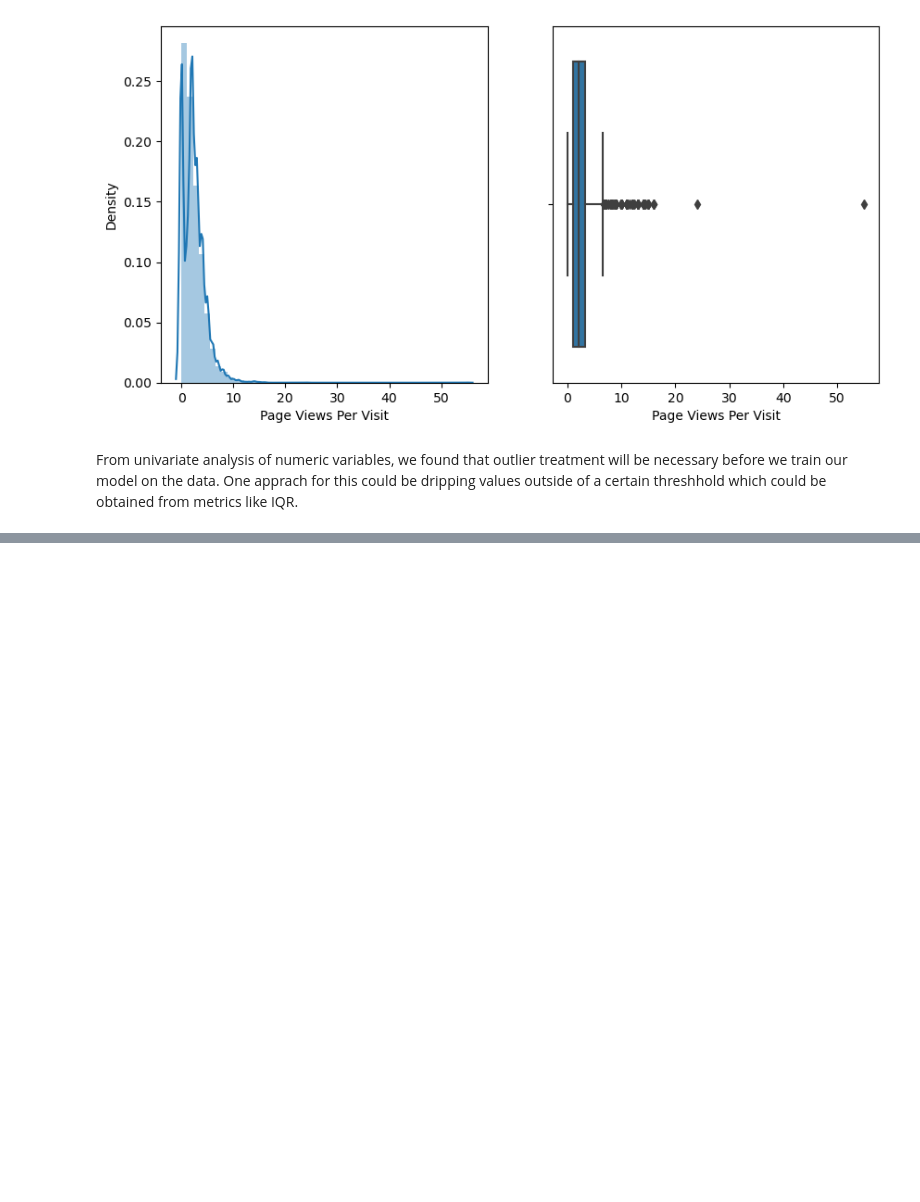
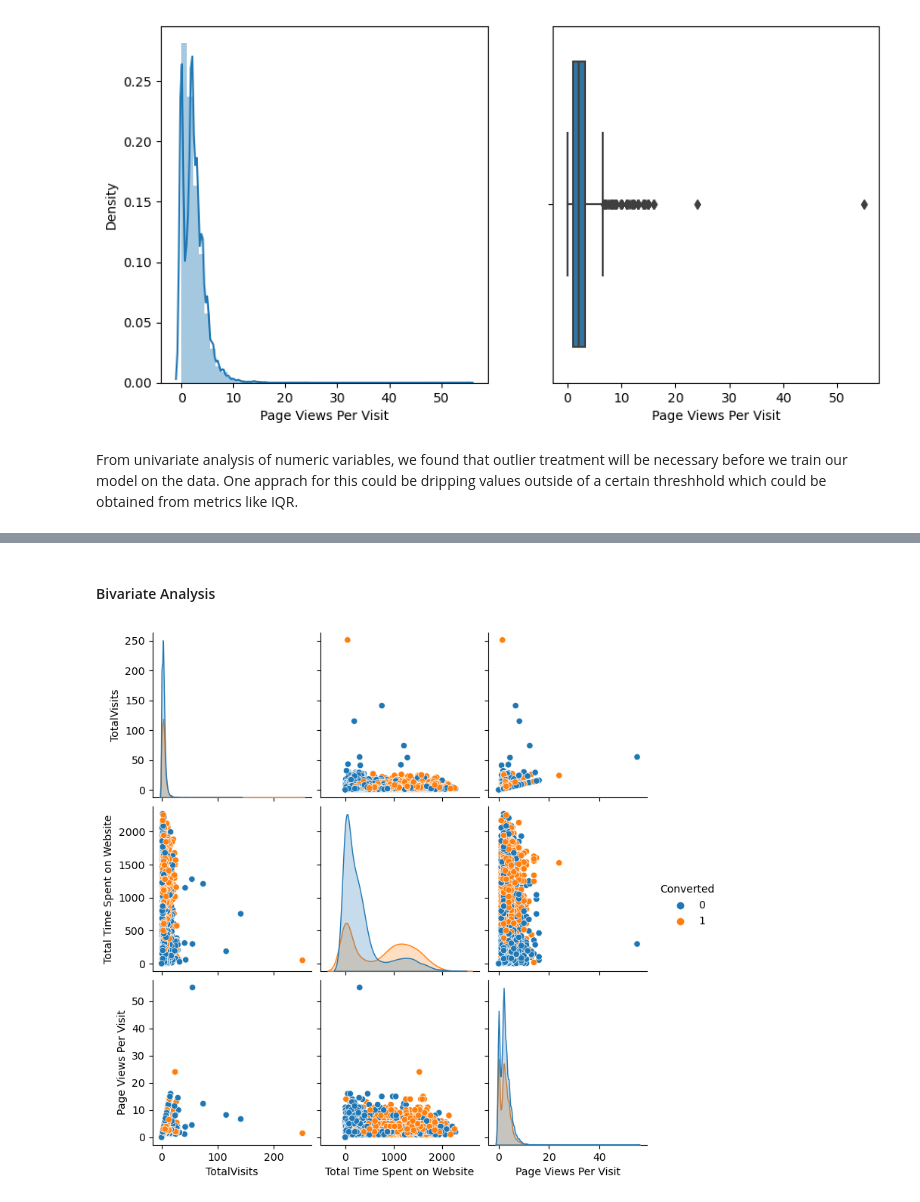
Before and after one commit to tthakur2015/Lead-Scoring-Logistic-Regression-Model, a Jupyter notebook: Case Study Notebook.ipynb, the cells around one changed output, grey strips where cells are left out. Cells and saved outputs as stored; diff of their text form; code cells hidden in the pictures; blank space fills up the shorter version.

Commit message:
bivariate analysis and outliers treatment

```diff
--- a/Case Study Notebook.ipynb
+++ b/Case Study Notebook.ipynb
@@ -411 +411,11 @@ posx and posy should be finite values
 ... (40 outputs left out)
+# %% [markdown]
+#### Bivariate Analysis
+# %%
+# Bivariate analysis for the numeric columns
+
+raw_data.select_dtypes(include = "number").columns
+sns.pairplot(raw_data.select_dtypes(include = "number"),hue='Converted')
+plt.show()
+# %% [output]
+[figure, added]
```
Also changed, not shown: parts of 10 cells of this notebook.
